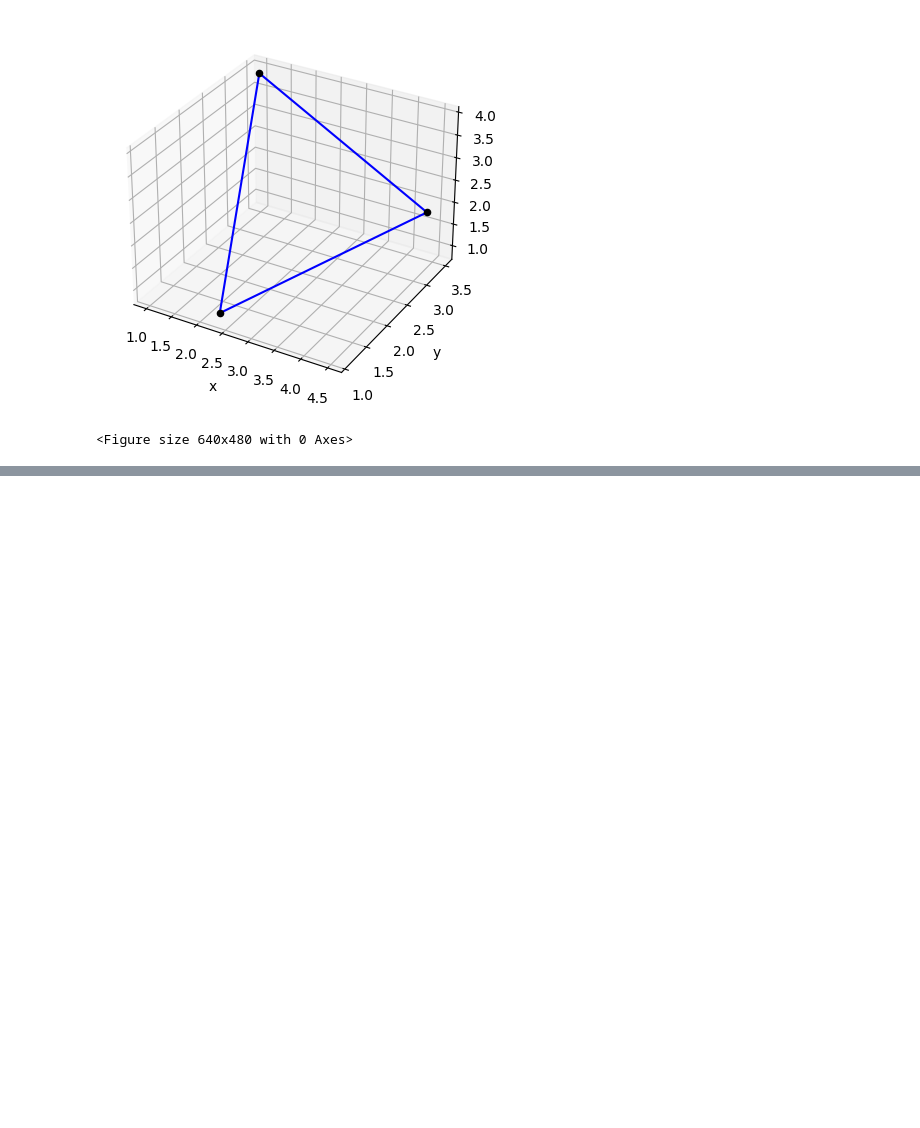
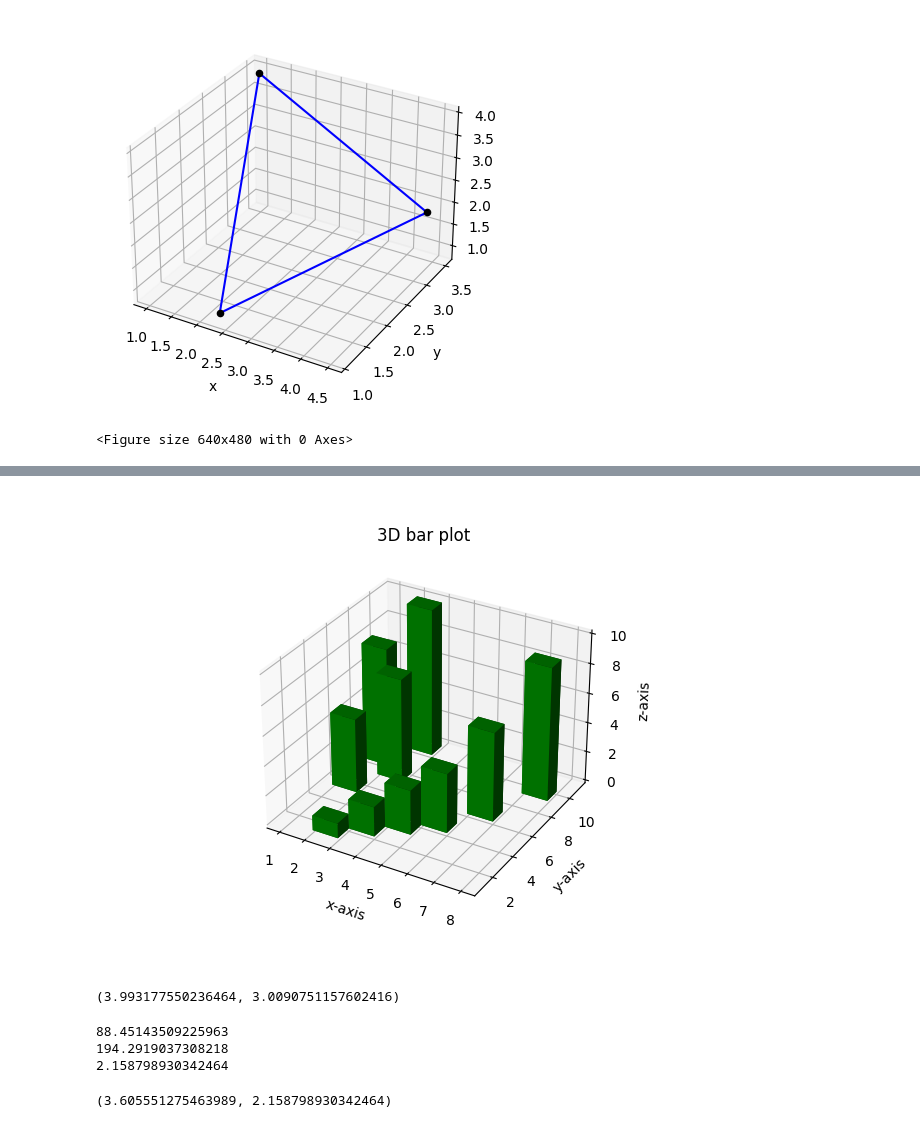
Before and after one commit to tain198127/tensorflowlearn, a Jupyter notebook: MathForProgrammers/chapter01.ipynb, the cells around one changed output, grey strips where cells are left out. Cells and saved outputs as stored; diff of their text form; code cells hidden in the pictures; blank space fills up the shorter version.

```diff
--- a/MathForProgrammers/chapter01.ipynb
+++ b/MathForProgrammers/chapter01.ipynb
@@ -97,0 +148,65 @@ plt.savefig('figures/1.08.svg')
+# %%
+# importing required libraries
+from mpl_toolkits.mplot3d import Axes3D
+import matplotlib.pyplot as plt
+import numpy as np
+
+# creating random dataset
+xs = [2, 3, 4, 5, 1, 6, 2, 1, 7, 2]
+ys = [1, 2, 3, 4, 5, 6, 7, 8, 9, 10]
+zs = np.zeros(10)
+dx = np.ones(10)
+dy = np.ones(10)
+dz = [1, 2, 3, 4, 5, 6, 7, 8, 9, 10]
+
+# creating figure
+figg = plt.figure()
+ax = figg.add_subplot(111, projection='3d')
+
+# creating the plot
+plot_geeks = ax.bar3d(xs, ys, zs, dx,
+                      dy, dz, color='green')
+
+# setting title and labels
+ax.set_title("3D bar plot")
+ax.set_xlabel('x-axis')
+ax.set_ylabel('y-axis')
+ax.set_zlabel('z-axis')
+
+# displaying the plot
+plt.show()
+# %% [output]
+[figure, added]
+# %%
+from math import sin, cos
+def to_cartesian(polar_vector):
+    length, angle = polar_vector[0], polar_vector[1]
+    return (length*cos(angle), length*sin(angle))
+from math import pi
+angle = 37*pi/180
+to_cartesian((5,angle))
+# %% [output]
+(3.993177550236464, 3.0090751157602416)
+# %%
+import math
+from math import asin
+from math import sqrt
+from math import acos
+print(asin(3/sqrt(13)) * 90)
+print(acos(-2/sqrt(13)) * 90)
+print(math.atan2(3,-2))
+# %% [output]
+88.45143509225963
+194.2919037308218
+2.158798930342464
+# %%
+from math import sqrt
+def length(v):
+    return sqrt(v[0]**2 + v[1]**2)
+def to_polar(vector):
+    x, y = vector[0], vector[1]
+    angle = math.atan2(y,x)
+    return (length(vector), angle)
+to_polar((-2,3))
+# %% [output]
+(3.605551275463989, 2.158798930342464)
```
Also changed, not shown: parts of 7 cells of this notebook, 7 other files.
